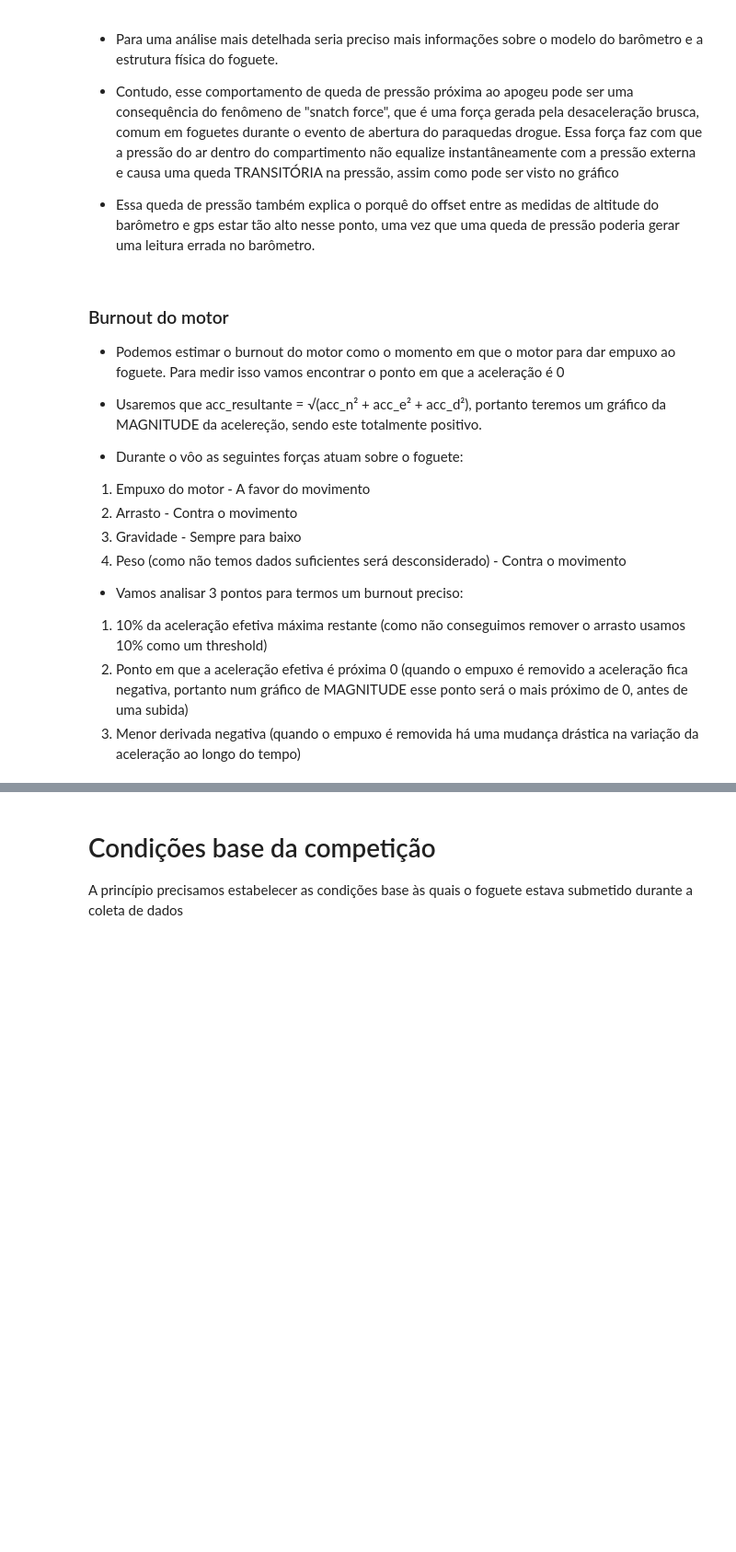
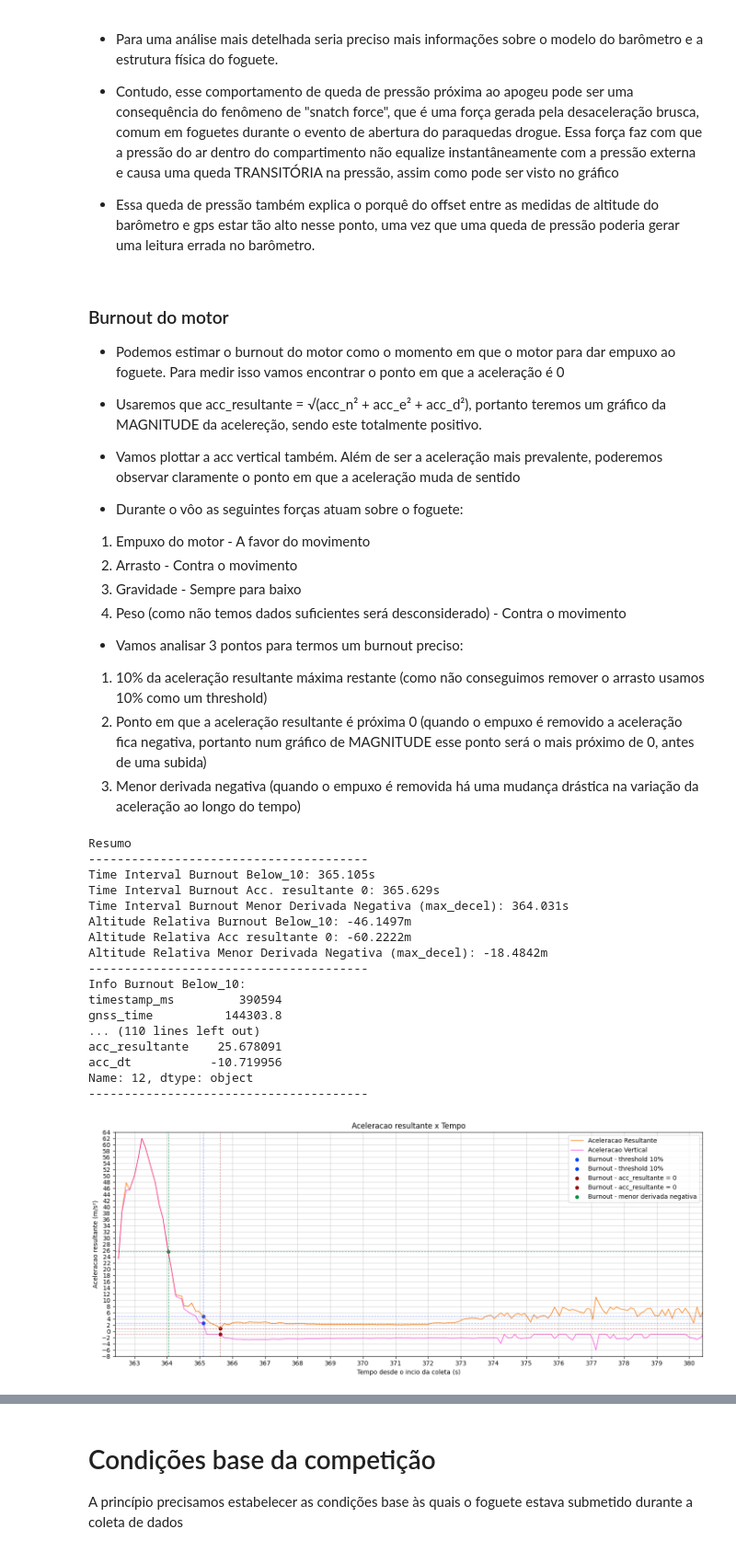
Before and after one commit to EnzoBat17/Analise-de-Dados-NASHIRA---EPTA, a Jupyter notebook: Analise de Dados NASHIRA.ipynb, the cells around one changed output, grey strips where cells are left out. Shown at 92% size. Drawn from its saved outputs; the diff is of its cells as text; code cells hidden in the pictures; blank space fills up the shorter version.

Commit message:
Analise ponto de burnout feita + mudanca de terminologia para aumentar a clareza

```diff
--- a/Analise de Dados NASHIRA.ipynb
+++ b/Analise de Dados NASHIRA.ipynb
@@ -591,6 +645,8 @@ plt.show()
 - Podemos estimar o burnout do motor como o momento em que o motor para dar empuxo ao foguete. Para medir isso vamos encontrar o ponto em que a aceleração é 0
 
 - Usaremos que acc_resultante = √(acc_n² + acc_e² + acc_d²), portanto teremos um gráfico da MAGNITUDE da acelereção, sendo este totalmente positivo.
+
+- Vamos plottar a acc vertical também. Além de ser a aceleração mais prevalente, poderemos observar claramente o ponto em que a aceleração muda de sentido
 
 - Durante o vôo as seguintes forças atuam sobre o foguete:
 
@@ -601,8 +657,8 @@ plt.show()
 
 - Vamos analisar 3 pontos para termos um burnout preciso:
 
-1) 10% da aceleração efetiva máxima restante (como não conseguimos remover o arrasto usamos 10% como um threshold)
-2) Ponto em que a aceleração efetiva é próxima 0 (quando o empuxo é removido a aceleração fica negativa, portanto num gráfico de MAGNITUDE esse ponto será o mais próximo de 0, antes de uma subida)
+1) 10% da aceleração resultante máxima restante (como não conseguimos remover o arrasto usamos 10% como um threshold)
+2) Ponto em que a aceleração resultante é próxima 0 (quando o empuxo é removido a aceleração fica negativa, portanto num gráfico de MAGNITUDE esse ponto será o mais próximo de 0, antes de uma subida)
 3) Menor derivada negativa (quando o empuxo é removida há uma mudança drástica na variação da aceleração ao longo do tempo)
 # %%
 def detectar_burnout(df):
@@ -649,12 +705,14 @@ time_interval_burn_below_10 = (resultados["time_interval_acc_below_10"] / 1000)
 acc_below_10 = resultados["acc_below_10"]
 df_below_10 = df_burnout[df_burnout["time_interval"] == (time_interval_burn_below_10 * 1000)]
 pos_d_below_10 = df_below_10["pos_d"].iloc[0]
+acc_d_below_10 = df_below_10["acc_d"].iloc[0]
 
-if "acc_efetiva_0" in resultados:
-    time_interval_acc_efetiva_0 = (resultados["time_interval_acc_efetiva_0"] / 1000)
-    acc_acc_efetiva_0 = resultados["acc_efetiva_0"]
-    df_acc_efetiva_0 = df_burnout[df_burnout["time_interval"] == (time_interval_acc_efetiva_0 * 1000)]
-    pos_d_acc_efetiva_0 = df_acc_efetiva_0["pos_d"].iloc[0]
+if "acc_resultante_0" in resultados:
+    time_interval_acc_resultante_0 = (resultados["time_interval_acc_resultante_0"] / 1000)
+    acc_acc_resultante_0 = resultados["acc_resultante_0"]
+    df_acc_resultante_0 = df_burnout[df_burnout["time_interval"] == (time_interval_acc_resultante_0 * 1000)]
+    pos_d_acc_resultante_0 = df_acc_resultante_0["pos_d"].iloc[0]
+    acc_d_acc_resultante_0 = df_acc_resultante_0["acc_d"].iloc[0]
 
 time_interval_max_decel = (resultados["time_interval_max_decel"] / 1000)
 acc_max_decel = resultados["max_decel"]
@@ -663,48 +721,72 @@ pos_d_max_decel = df_max_decel["pos_d"].iloc[0]
 
 print(f"Resumo\n---------------------------------------")
 print(f"Time Interval Burnout Below_10: {time_interval_burn_below_10}s")
-if "acc_efetiva_0" in resultados:
-    print(f"Time Interval Burnout Acc. Efetiva 0: {time_interval_acc_efetiva_0}s")
+if "acc_resultante_0" in resultados:
+    print(f"Time Interval Burnout Acc. resultante 0: {time_interval_acc_resultante_0}s")
 print(f"Time Interval Burnout Menor Derivada Negativa (max_decel): {time_interval_max_decel}s")
 print(f"Altitude Relativa Burnout Below_10: {pos_d_below_10}m")
-if "acc_efetiva_0" in resultados:
-    print(f"Altitude Relativa Acc Efetiva 0: {pos_d_acc_efetiva_0}m")
+if "acc_resultante_0" in resultados:
+    print(f"Altitude Relativa Acc resultante 0: {pos_d_acc_resultante_0}m")
 print(f"Altitude Relativa Menor Derivada Negativa (max_decel): {pos_d_max_decel}m")
 print("---------------------------------------")
 
 print(f"Info Burnout Below_10: \n{df_below_10.iloc[0]}\n---------------------------------------")
-if "acc_efetiva_0" in resultados:
-    print(f"Info Burnout Acc. Efetiva 0: \n{df_acc_efetiva_0.iloc[0]}\n---------------------------------------")
+if "acc_resultante_0" in resultados:
+    print(f"Info Burnout Acc. resultante 0: \n{df_acc_resultante_0.iloc[0]}\n---------------------------------------")
 print(f"Info Burnout Menor Derivada Negativa (max_decel): \n{df_max_decel.iloc[0]}\n---------------------------------------")
 
-plt.plot(df_burnout["time_interval"]/1000, df_burnout["acc_efetiva"], color ="#F97400FF", linestyle="-",label ="Aceleracao Resultante", alpha = 1, linewidth = 1)
-plt.title("Aceleracao Efetiva x Tempo")
+plt.plot(df_burnout["time_interval"]/1000, df_burnout["acc_resultante"], color ="#F97400FF", linestyle="-",label ="Aceleracao Resultante", alpha = 1, linewidth = 1)
+plt.plot(df_burnout["time_interval"]/1000, df_burnout["acc_d"], color ="#F900CFFF", linestyle="-",label ="Aceleracao Vertical", alpha = 0.7, linewidth = 1)
+plt.title("Aceleracao resultante x Tempo")
 plt.xlabel("Tempo desde o incio da coleta (s)")
-plt.ylabel("Aceleracao efetiva (m/s²)")
+plt.ylabel("Aceleracao resultante (m/s²)")
 
 #Burnout - Threshold 10%
 plt.axvline(x=time_interval_burn_below_10, color="#0042F97A", linewidth = 0.9, linestyle = "--")
 plt.axhline(y=acc_below_10, color="#0042F97A", linewidth = 0.9, linestyle = "--")
 plt.scatter(x=time_interval_burn_below_10, y=acc_below_10, color="#0042F97A", linewidths= 0.1, alpha=1, label = "Burnout - threshold 10%")
+plt.axhline(y=acc_d_below_10, color="#0042F97A", linewidth = 0.9, linestyle = "--")
+plt.scatter(x=time_interval_burn_below_10, y=acc_d_below_10, color="#0042F97A", linewidths= 0.1, alpha=1)
 
-#Burnout - Acc Efetiva = 0
-if "acc_efetiva_0" in resultados:
-    plt.axvline(x=time_interval_acc_efetiva_0, color="#9407076E", linewidth = 0.9, linestyle = "--")
-    plt.axhline(y=acc_acc_efetiva_0, color="#9407076E", linewidth = 0.9, linestyle = "--")
-    plt.scatter(x=time_interval_acc_efetiva_0, y=acc_acc_efetiva_0, color="#9407076E", linewidths= 0.1, alpha=1, label = "Burnout - acc_efetiva = 0")
+#Burnout - Acc resultante = 0
+if "acc_resultante_0" in resultados:
+    plt.axvline(x=time_interval_acc_resultante_0, color="#9407076E", linewidth = 0.9, linestyle = "--")
+    plt.axhline(y=acc_acc_resultante_0, color="#9407076E", linewidth = 0.9, linestyle = "--")
+    plt.scatter(x=time_interval_acc_resultante_0, y=acc_acc_resultante_0, color="#9407076E", linewidths= 0.1, alpha=1, label = "Burnout - acc_resultante = 0")
+    plt.axhline(y=acc_d_acc_resultante_0, color="#9407076E", linewidth = 0.9, linestyle = "--")
+    plt.scatter(x=time_interval_acc_resultante_0, y=acc_d_acc_resultante_0, color="#9407076E", linewidths= 0.1, alpha=1)
 
 #Burnout - Maior desaceleracao
 plt.axvline(x=time_interval_max_decel, color="#07943BB6", linewidth = 0.9, linestyle = "--")
 plt.axhline(y=acc_max_decel, color="#07943BB6", linewidth = 0.9, linestyle = "--")
 plt.scatter(x=time_interval_max_decel, y=acc_max_decel, color="#07943BB6", linewidths= 0.1, alpha=1, label = "Burnout - menor derivada negativa")
 
 plt.grid(True, alpha= 0.5)
 plt.tight_layout()
 plt.legend()
 
 plt.xlim(362.4, 380.4)
-plt.ylim(0, 64)
+plt.ylim(-8, 64)
 plt.gca().xaxis.set_major_locator(ticker.MaxNLocator(20))
 plt.gca().yaxis.set_major_locator(ticker.MaxNLocator(40))
 
 plt.show()
+# %% [output]
+Resumo
+---------------------------------------
+Time Interval Burnout Below_10: 365.105s
+Time Interval Burnout Acc. resultante 0: 365.629s
+Time Interval Burnout Menor Derivada Negativa (max_decel): 364.031s
+Altitude Relativa Burnout Below_10: -46.1497m
+Altitude Relativa Acc resultante 0: -60.2222m
+Altitude Relativa Menor Derivada Negativa (max_decel): -18.4842m
+---------------------------------------
+Info Burnout Below_10:
+timestamp_ms         390594
+gnss_time          144303.8
+... (110 lines left out)
+acc_resultante    25.678091
+acc_dt           -10.719956
+Name: 12, dtype: object
+---------------------------------------
+[figure, added]
```
Also changed, not shown: parts of 12 cells of this notebook.
